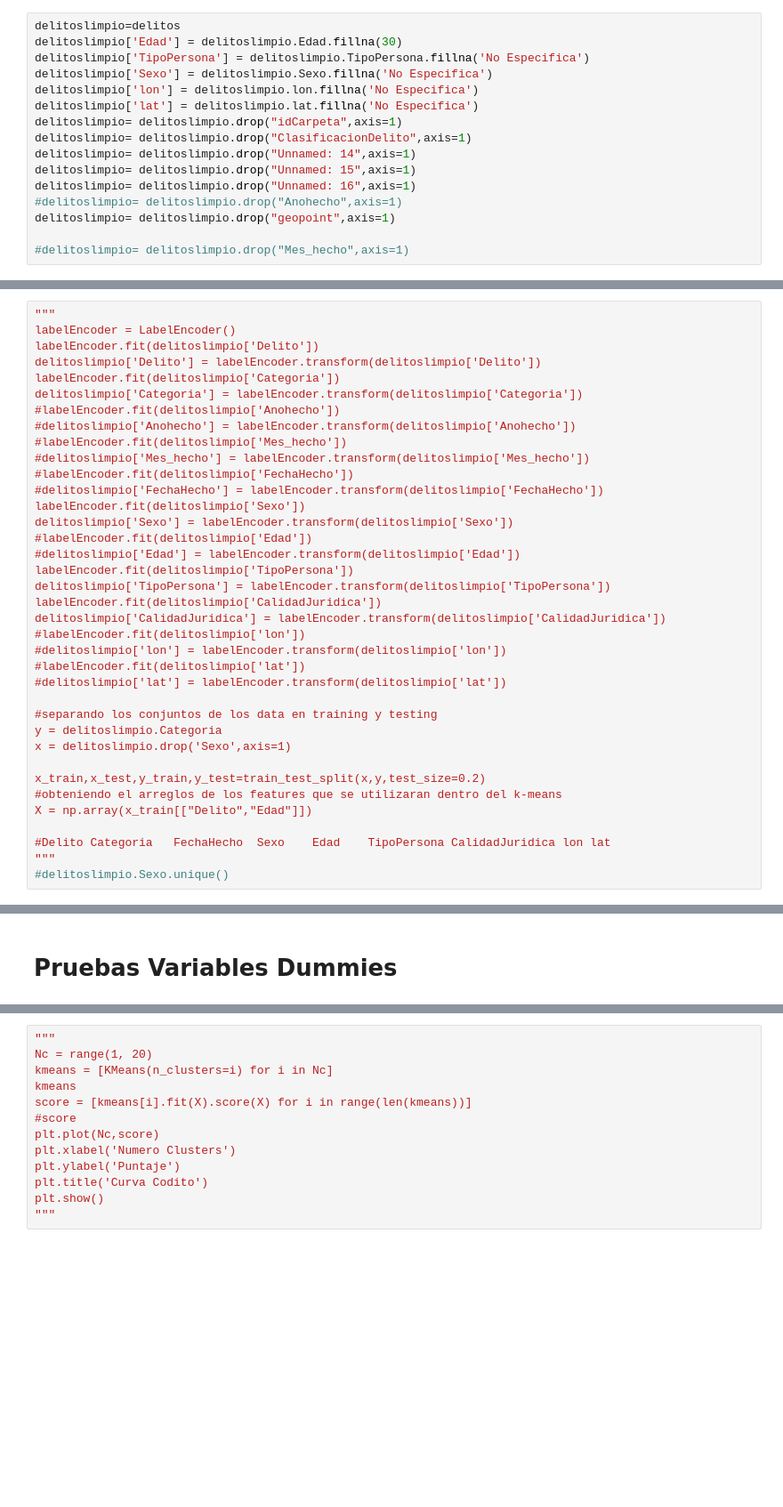
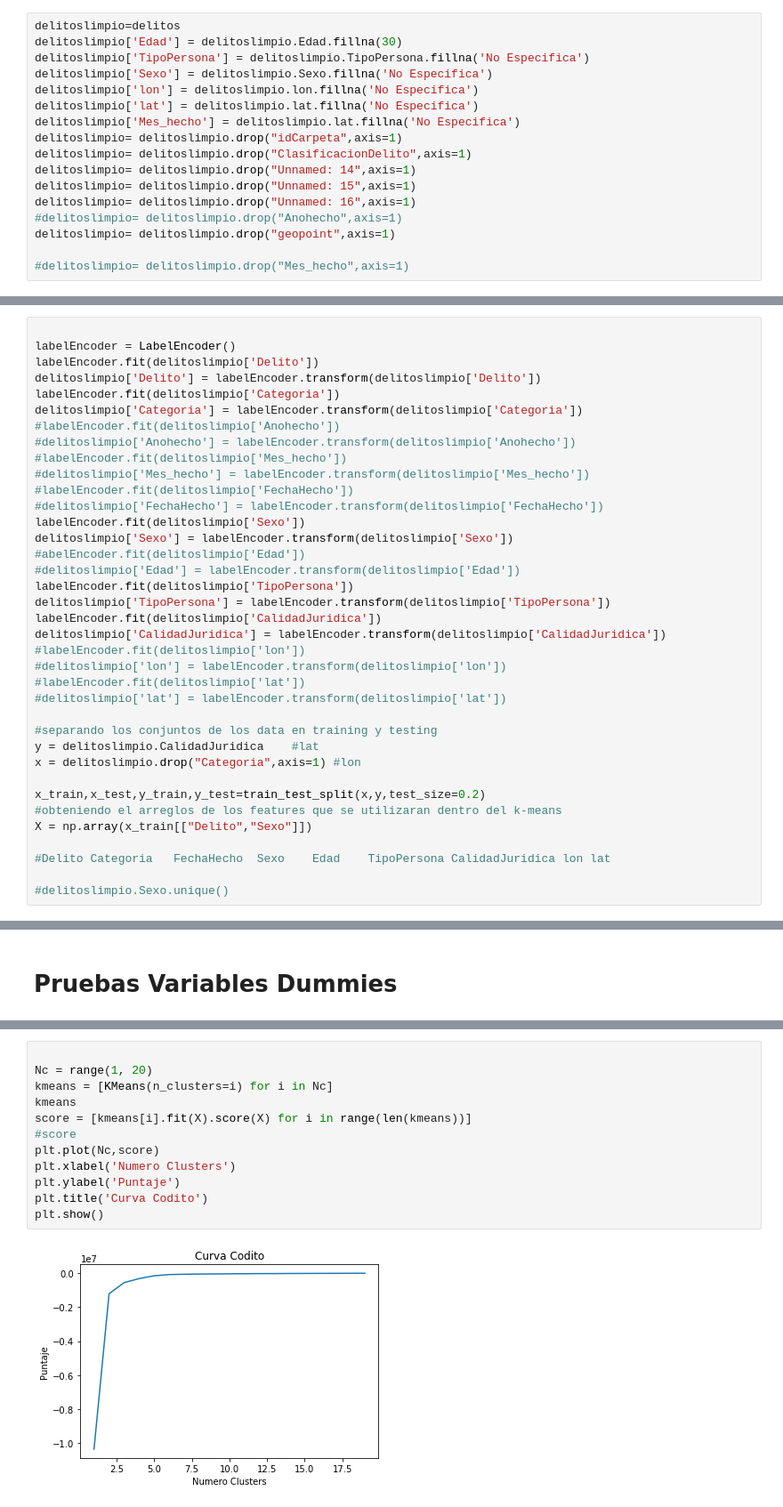
Before and after one commit to laloolea/pruebas-pandas, a Jupyter notebook: Denuncias victimas Estado de México.ipynb, the cells around one changed output, grey strips where cells are left out. Shown at 89% size. Cells and saved outputs as stored; diff of their text form; blank space fills up the shorter version.

```diff
--- a/Denuncias victimas Estado de México.ipynb
+++ b/Denuncias victimas Estado de México.ipynb
@@ -77,6 +77,7 @@ delitoslimpio['TipoPersona'] = delitoslimpio.TipoPersona.fillna('No Especifica')
 delitoslimpio['Sexo'] = delitoslimpio.Sexo.fillna('No Especifica')
 delitoslimpio['lon'] = delitoslimpio.lon.fillna('No Especifica')
 delitoslimpio['lat'] = delitoslimpio.lat.fillna('No Especifica')
+delitoslimpio['Mes_hecho'] = delitoslimpio.lat.fillna('No Especifica')
 delitoslimpio= delitoslimpio.drop("idCarpeta",axis=1)
 delitoslimpio= delitoslimpio.drop("ClasificacionDelito",axis=1)
 delitoslimpio= delitoslimpio.drop("Unnamed: 14",axis=1)
@@ -541,7 +542,7 @@ delitoslimpio['Anohecho'].astype(str).astype(int)
 145869    2019
 Name: Anohecho, Length: 129689, dtype: int64
 # %%
-"""
+
 labelEncoder = LabelEncoder()
 labelEncoder.fit(delitoslimpio['Delito'])
 delitoslimpio['Delito'] = labelEncoder.transform(delitoslimpio['Delito'])
@@ -555,7 +556,7 @@ delitoslimpio['Categoria'] = labelEncoder.transform(delitoslimpio['Categoria'])
 #delitoslimpio['FechaHecho'] = labelEncoder.transform(delitoslimpio['FechaHecho'])
 labelEncoder.fit(delitoslimpio['Sexo'])
 delitoslimpio['Sexo'] = labelEncoder.transform(delitoslimpio['Sexo'])
-#labelEncoder.fit(delitoslimpio['Edad'])
+#abelEncoder.fit(delitoslimpio['Edad'])
 #delitoslimpio['Edad'] = labelEncoder.transform(delitoslimpio['Edad'])
 labelEncoder.fit(delitoslimpio['TipoPersona'])
 delitoslimpio['TipoPersona'] = labelEncoder.transform(delitoslimpio['TipoPersona'])
@@ -567,13 +568,13 @@ delitoslimpio['CalidadJuridica'] = labelEncoder.transform(delitoslimpio['Calidad
 #delitoslimpio['lat'] = labelEncoder.transform(delitoslimpio['lat'])
 
 #separando los conjuntos de los data en training y testing
-y = delitoslimpio.Categoria
-x = delitoslimpio.drop('Sexo',axis=1)
+y = delitoslimpio.CalidadJuridica    #lat
+x = delitoslimpio.drop("Categoria",axis=1) #lon
 
 x_train,x_test,y_train,y_test=train_test_split(x,y,test_size=0.2)
 #obteniendo el arreglos de los features que se utilizaran dentro del k-means
-X = np.array(x_train[["Delito","Edad"]])
+X = np.array(x_train[["Delito","Sexo"]])
 
 #Delito	Categoria	FechaHecho	Sexo	Edad	TipoPersona	CalidadJuridica	lon	lat
-"""
+
 #delitoslimpio.Sexo.unique()
@@ -607,14 +592,15 @@ pd.get_dummies(delitoslimpio, columns=['Mes_hecho'])
 # %%
-"""
+
 Nc = range(1, 20)
 kmeans = [KMeans(n_clusters=i) for i in Nc]
 kmeans
 score = [kmeans[i].fit(X).score(X) for i in range(len(kmeans))]
 #score
 plt.plot(Nc,score)
 plt.xlabel('Numero Clusters')
 plt.ylabel('Puntaje')
 plt.title('Curva Codito')
 plt.show()
-"""
+# %% [output]
+[figure, added]
 # %%
```
Also changed, not shown: parts of 6 cells of this notebook.
